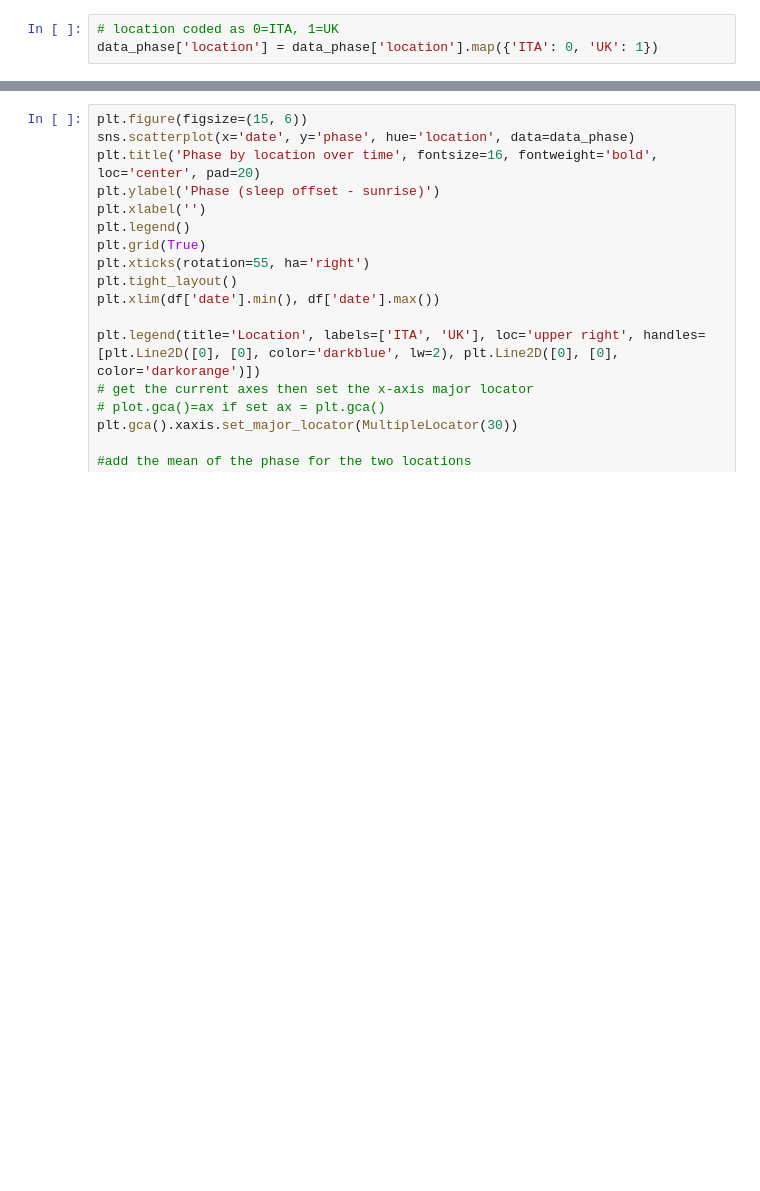
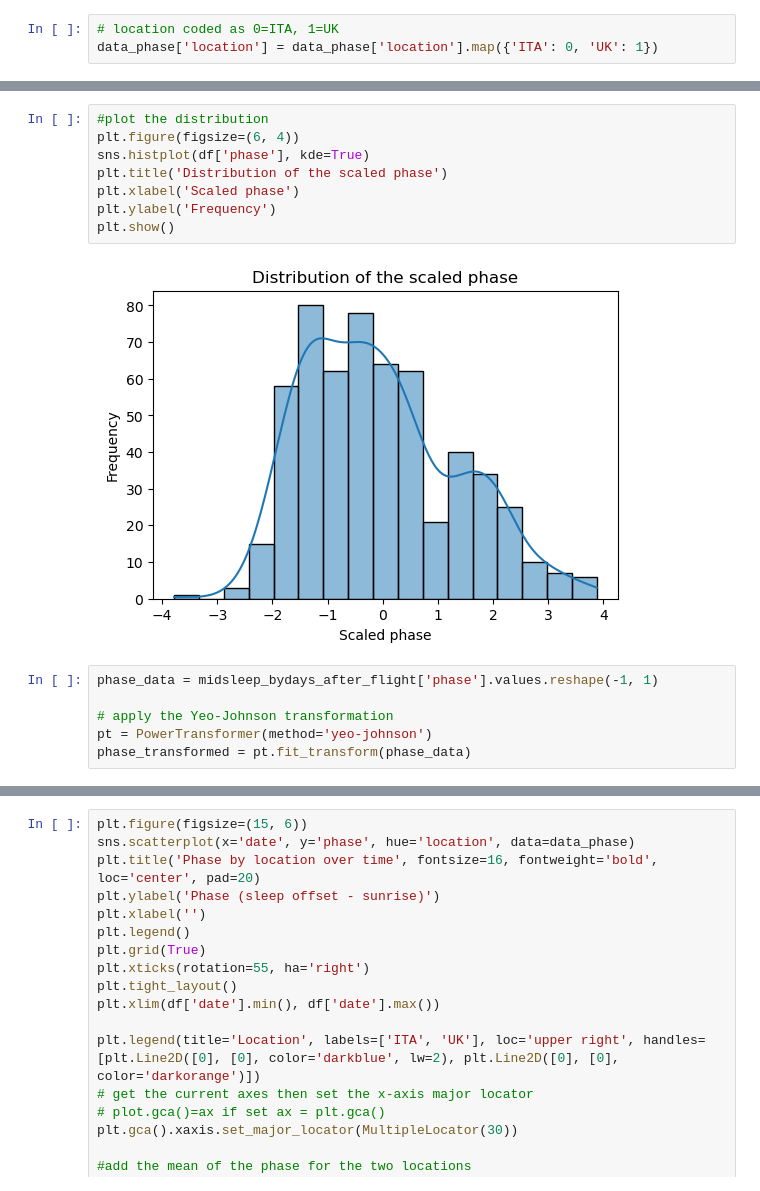
Before and after one commit to Gianluca-cnd/Case_report_uk_VS_ita, a Jupyter notebook: jetlag_UTC.ipynb, the cells around one changed output, grey strips where cells are left out. Drawn from its saved outputs; the diff is of its cells as text; blank space fills up the shorter version.

```diff
--- a/jetlag_UTC.ipynb
+++ b/jetlag_UTC.ipynb
@@ -985,0 +1042,16 @@ Generalized Linear Model Regression Results
+# %%
+#plot the distribution
+plt.figure(figsize=(6, 4))
+sns.histplot(df['phase'], kde=True)
+plt.title('Distribution of the scaled phase')
+plt.xlabel('Scaled phase')
+plt.ylabel('Frequency')
+plt.show()
+# %% [output]
+[figure, added]
+# %%
+phase_data = midsleep_bydays_after_flight['phase'].values.reshape(-1, 1)
+
+# apply the Yeo-Johnson transformation
+pt = PowerTransformer(method='yeo-johnson')
+phase_transformed = pt.fit_transform(phase_data)
```
Also changed, not shown: parts of 28 cells of this notebook, 2 other files.
